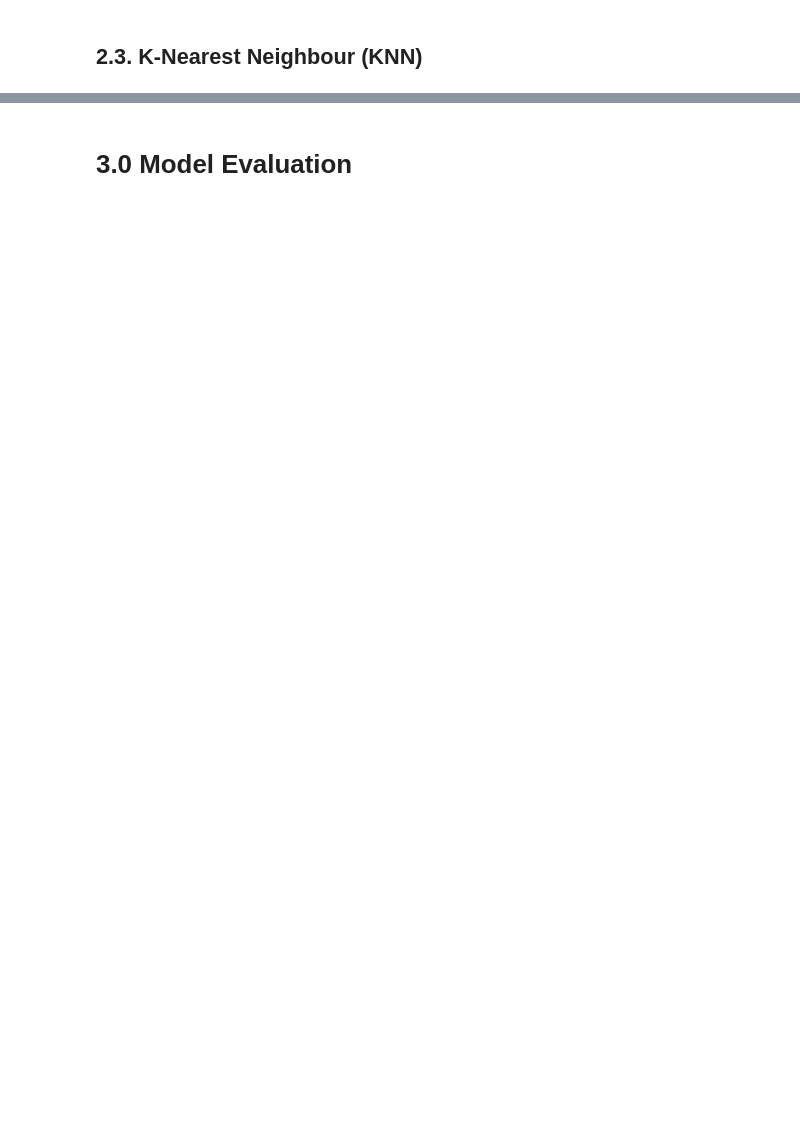
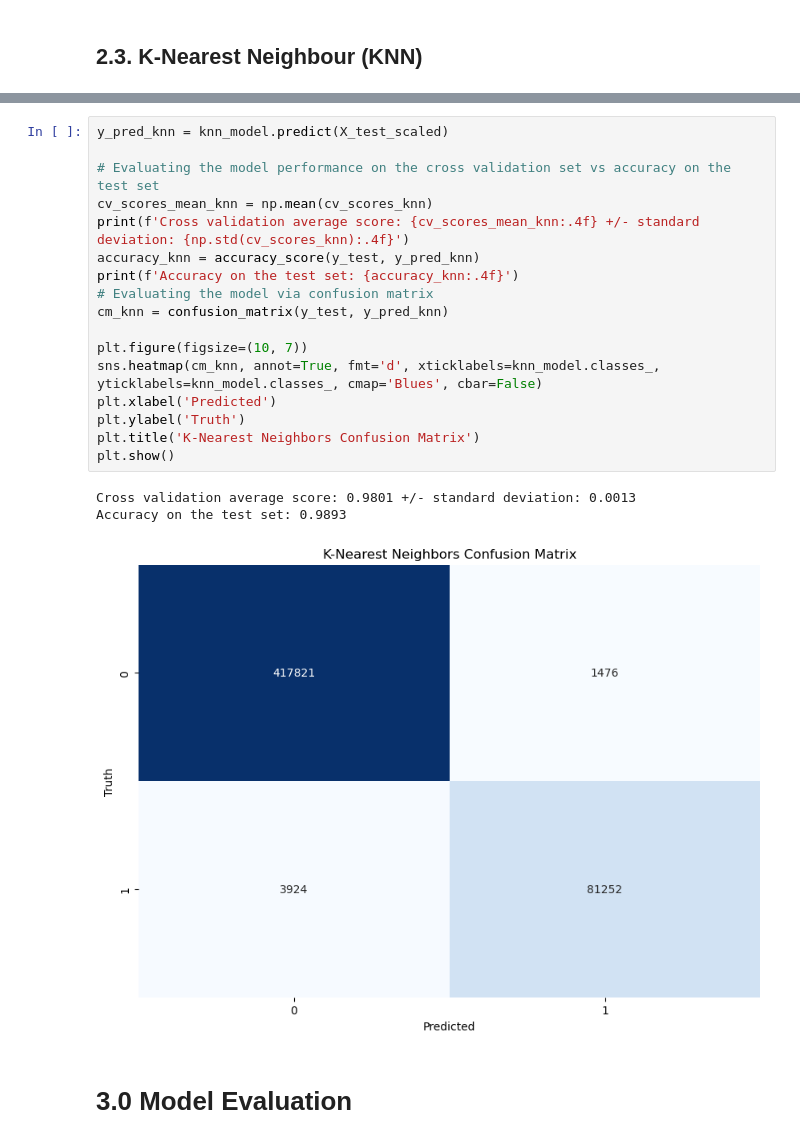
Before and after one commit to wahbakamaluddin/nids4, a Jupyter notebook: notebook/main/main/4_a_ML_Training_Benign_Attack.ipynb, the cells around one changed output, grey strips where cells are left out. Cells and saved outputs as stored; diff of their text form; blank space fills up the shorter version.

```diff
--- a/notebook/main/main/4_a_ML_Training_Benign_Attack.ipynb
+++ b/notebook/main/main/4_a_ML_Training_Benign_Attack.ipynb
@@ -203,2 +339,23 @@ joblib.dump(knn, '/home/wahba/Documents/model/binary_classification/knn_binary.j
+# %%
+y_pred_knn = knn_model.predict(X_test_scaled)
+
+# Evaluating the model performance on the cross validation set vs accuracy on the test set
+cv_scores_mean_knn = np.mean(cv_scores_knn)
+print(f'Cross validation average score: {cv_scores_mean_knn:.4f} +/- standard deviation: {np.std(cv_scores_knn):.4f}')
+accuracy_knn = accuracy_score(y_test, y_pred_knn)
+print(f'Accuracy on the test set: {accuracy_knn:.4f}')
+# Evaluating the model via confusion matrix
+cm_knn = confusion_matrix(y_test, y_pred_knn)
+
+plt.figure(figsize=(10, 7))
+sns.heatmap(cm_knn, annot=True, fmt='d', xticklabels=knn_model.classes_, yticklabels=knn_model.classes_, cmap='Blues', cbar=False)
+plt.xlabel('Predicted')
+plt.ylabel('Truth')
+plt.title('K-Nearest Neighbors Confusion Matrix')
+plt.show()
+# %% [output]
+Cross validation average score: 0.9801 +/- standard deviation: 0.0013
+Accuracy on the test set: 0.9893
+[figure, added]
 # %% [markdown]
 # 3.0 Model Evaluation
```
Also changed, not shown: parts of 11 cells of this notebook.
